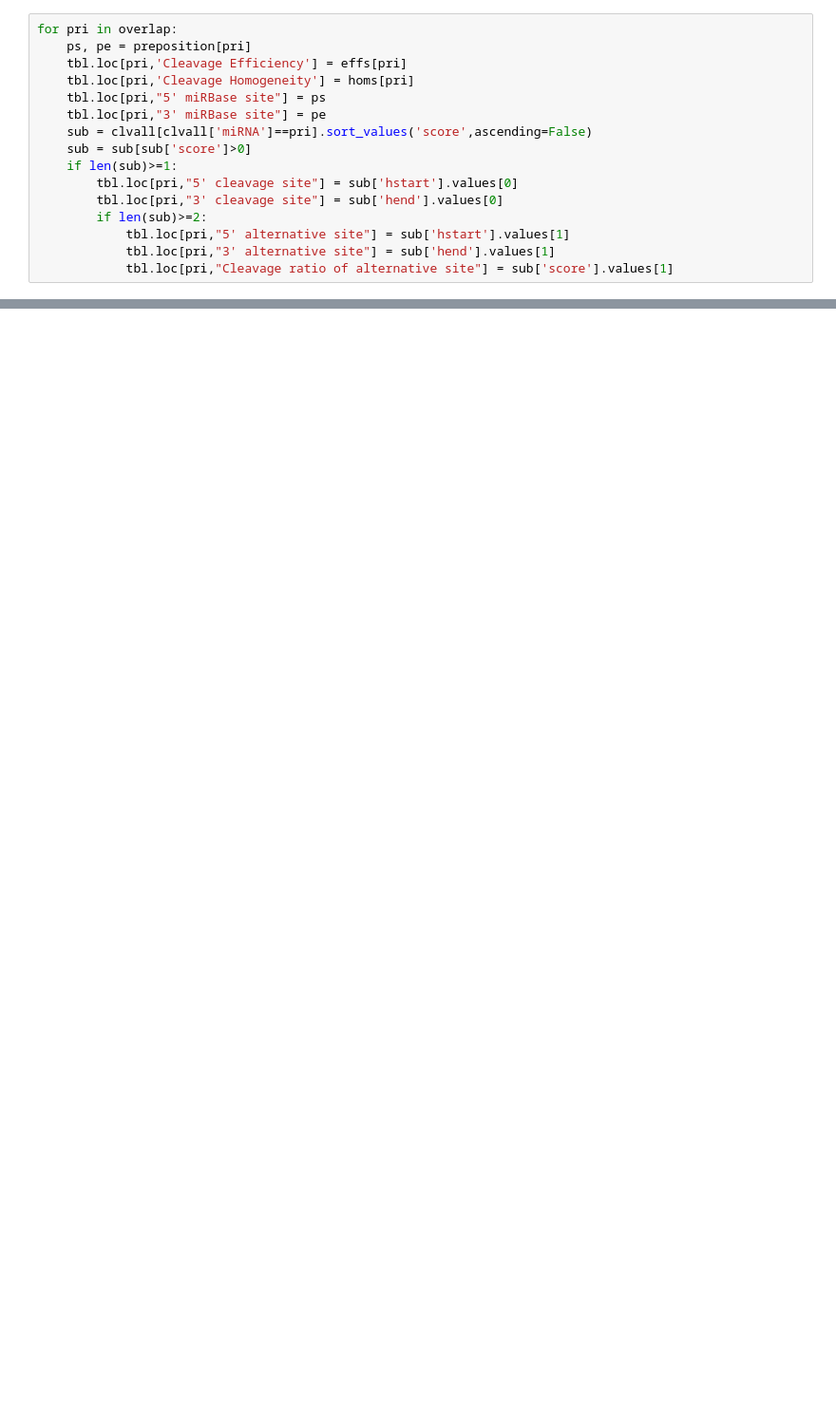
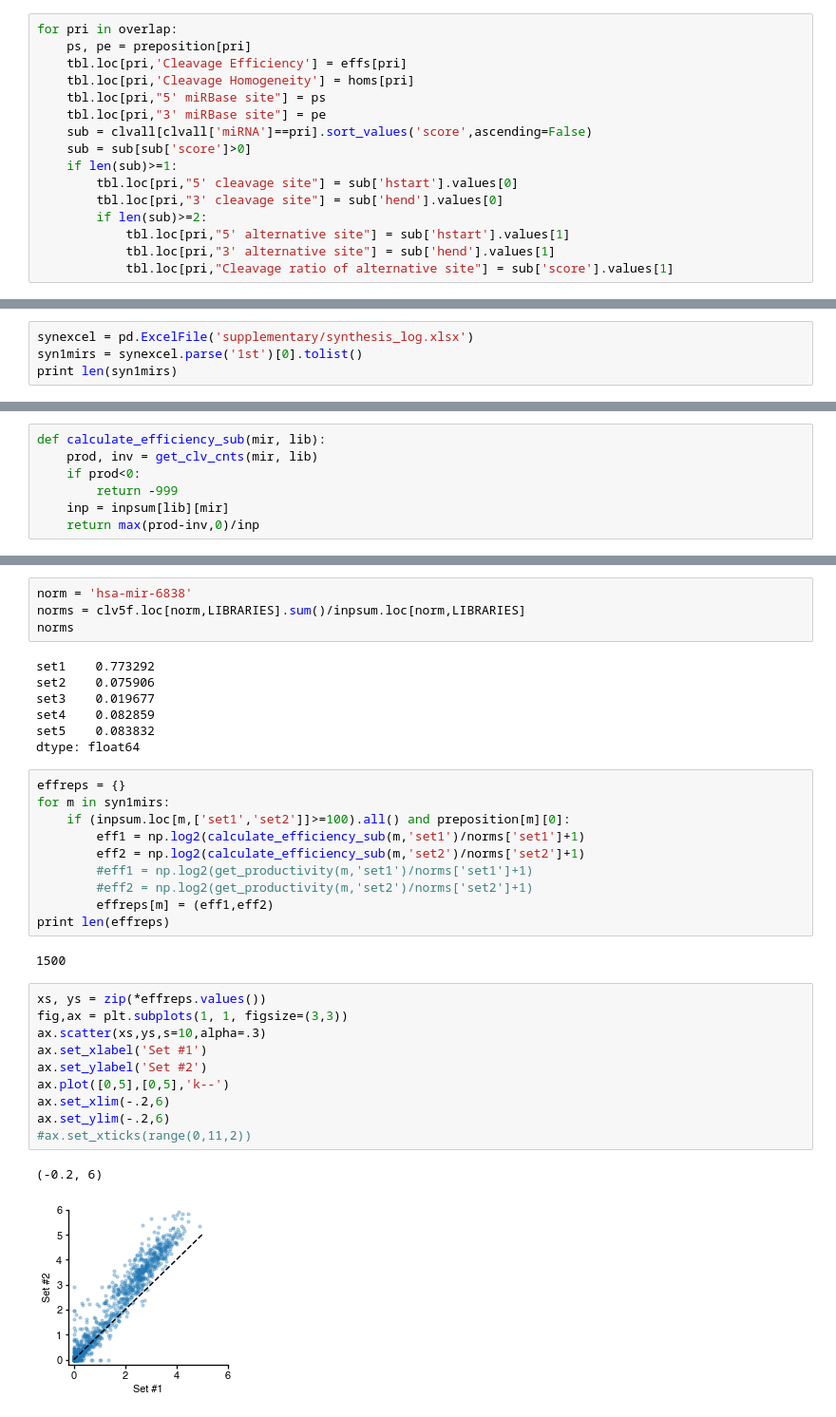
Before and after one commit to schanbaek/the_atlas, a Jupyter notebook: Codes/Table_s3__DROSHA_processing_result.ipynb, the cells around one changed output, grey strips where cells are left out. Shown at 95% size. Saved outputs shown, nothing was run; the diff lists cells and outputs as text; blank space fills up the shorter version.

```diff
--- a/Codes/Table_s3__DROSHA_processing_result.ipynb
+++ b/Codes/Table_s3__DROSHA_processing_result.ipynb
@@ -330,0 +455,4 @@ out.close()
+# %%
+synexcel = pd.ExcelFile('supplementary/synthesis_log.xlsx')
+syn1mirs = synexcel.parse('1st')[0].tolist()
+print len(syn1mirs)
@@ -330,0 +483,7 @@ out.close()
+# %%
+def calculate_efficiency_sub(mir, lib):
+    prod, inv = get_clv_cnts(mir, lib)
+    if prod<0:
+        return -999
+    inp = inpsum[lib][mir]
+    return max(prod-inv,0)/inp
@@ -330,0 +503,36 @@ out.close()
+# %%
+norm = 'hsa-mir-6838'
+norms = clv5f.loc[norm,LIBRARIES].sum()/inpsum.loc[norm,LIBRARIES]
+norms
+# %% [output]
+set1    0.773292
+set2    0.075906
+set3    0.019677
+set4    0.082859
+set5    0.083832
+dtype: float64
+# %%
+effreps = {}
+for m in syn1mirs:
+    if (inpsum.loc[m,['set1','set2']]>=100).all() and preposition[m][0]:
+        eff1 = np.log2(calculate_efficiency_sub(m,'set1')/norms['set1']+1)
+        eff2 = np.log2(calculate_efficiency_sub(m,'set2')/norms['set2']+1)
+        #eff1 = np.log2(get_productivity(m,'set1')/norms['set1']+1)
+        #eff2 = np.log2(get_productivity(m,'set2')/norms['set2']+1)
+        effreps[m] = (eff1,eff2)
+print len(effreps)
+# %% [output]
+1500
+# %%
+xs, ys = zip(*effreps.values())
+fig,ax = plt.subplots(1, 1, figsize=(3,3))
+ax.scatter(xs,ys,s=10,alpha=.3)
+ax.set_xlabel('Set #1')
+ax.set_ylabel('Set #2')
+ax.plot([0,5],[0,5],'k--')
+ax.set_xlim(-.2,6)
+ax.set_ylim(-.2,6)
+#ax.set_xticks(range(0,11,2))
+# %% [output]
+(-0.2, 6)
+[figure, added]
```
Also changed, not shown: parts of 46 cells of this notebook, 7 other files.
